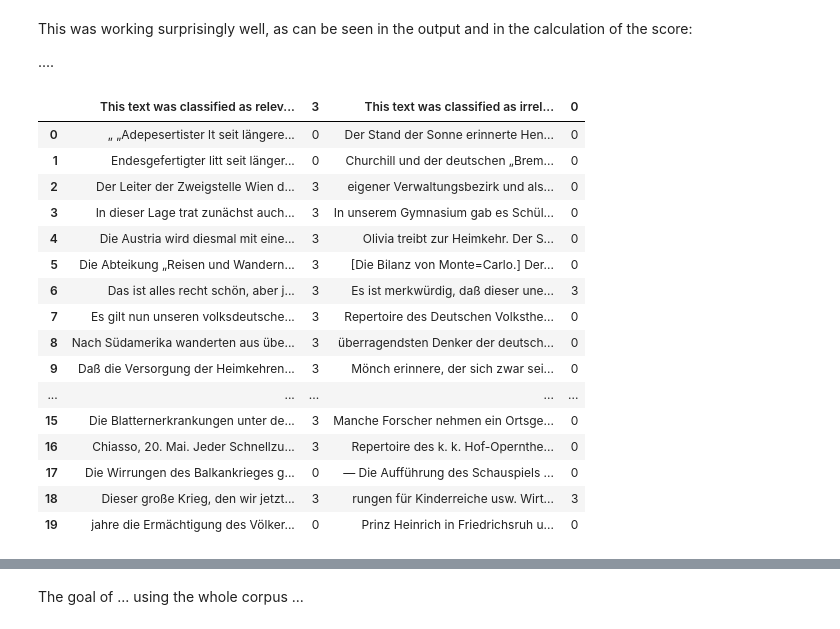
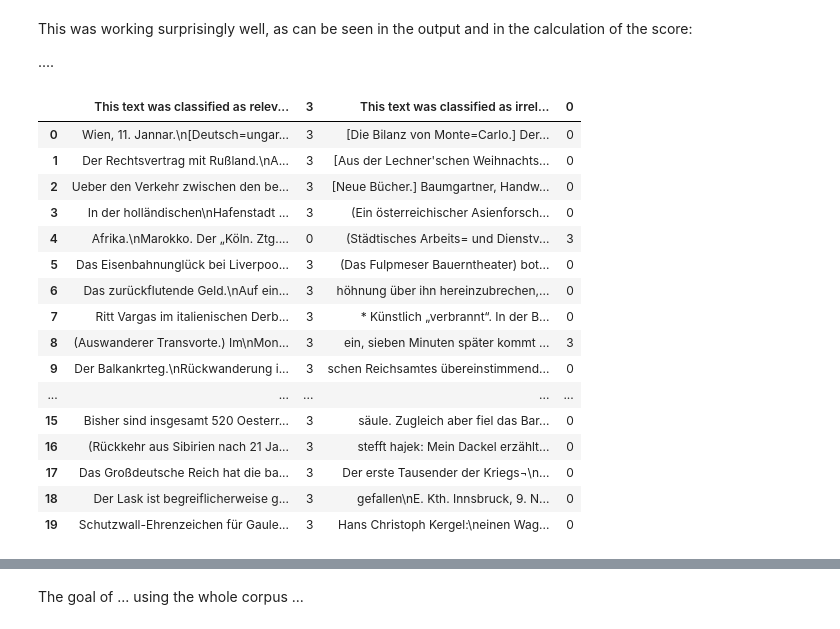
Before and after one commit to soberbichler/Topic-specific-corpus-building_OberbichlerPfanzelter, a Jupyter notebook: news_article_similarity_remigration_notebook.ipynb, the cells around one changed output, grey strips where cells are left out. Drawn from its saved outputs; the diff is of its cells as text; code cells hidden in the pictures.

```diff
--- a/news_article_similarity_remigration_notebook.ipynb
+++ b/news_article_similarity_remigration_notebook.ipynb
@@ -173,13 +199,2 @@ The average lenght of the newspaper clippings is 77.10502283105023 tokens and th
 # %% [markdown]
 In a second step, the collection was divided into a training corpus and a test corpus, using a mask of binary values. This made it possible to have a good mix of relevant and non relevant articles in each of the corpora.
-# %%
-# Create a traininga and test corpus using a mask of binary values
-msk = np.random.rand(len(df)) < 0.599
-
-train_df = df[msk]
-train_df.reset_index(drop=True,inplace=True)
-
-test_df = df[~msk]
-test_df.reset_index(drop=True,inplace=True)
-
-print(f"The training corpus now contains {len(train_df)} articles and the test corpus consists of {len(test_df)} articles.  ")
@@ -202,13 +215,13 @@ from gensim.utils import lemmatize, simple_preprocess
 
 def train_lda(data):
     num_topics = 250
-    chunksize = 4000
+    chunksize = 200
     dictionary = corpora.Dictionary(data['tokenized'])
     corpus = [dictionary.doc2bow(doc) for doc in data['tokenized']]
     # low alpha means each document is only represented by a small number of topics, and vice versa
     # low beta means each topic is only represented by a small number of words, and vice versa
     lda = LdaModel(corpus=corpus, num_topics=num_topics, id2word=dictionary,
-                   alpha=0.2e-2, eta=0.5e-2, chunksize=chunksize, minimum_probability=0.0, passes=50, iterations=200)
+                   alpha=0.2e-2, eta=0.5e-2, chunksize=chunksize, minimum_probability=0.0, passes=5, iterations=200, random_state=1)
     return dictionary,corpus,lda
 dictionary,corpus,lda = train_lda(train_df)
 # %% [markdown]
@@ -303,63 +315,64 @@ def get_most_similar_documents(query,matrix,k=10):
     sims = jensen_shannon(query,matrix)
     return sims.argsort()[:k]
 
-#create lists for your output
+
+#lists for the output
 
 text_relevant = []
 number_relevant = []
 text_non_relevant = []
 number_non_relevant = []
 
-#find most similar articles and select between relevant and non-relevant
+#most similar articles and select between relevant and non-relevant
 
 index = 0
 while index < len(test_df) -1:
     index +=1
-    new_bow = dictionary.doc2bow(test_df.iloc[index,2])
+    new_bow = dictionary.doc2bow(test_df.iloc[index,3])
     new_doc_distribution = np.array([tup[1] for tup in lda.get_document_topics(bow=new_bow)])
     doc_topic_dist = np.stack([np.array([tup[1] for tup in lst]) for lst in lda[corpus]])
     doc_topic_dist.shape
     most_sim_ids = get_most_similar_documents(new_doc_distribution,doc_topic_dist)
     most_similar_df = train_df[train_df.index.isin(most_sim_ids)]
     relevant = []
     if sum(most_similar_df['relevancy']) > 17:
-        text_relevant.append(test_df.iloc[index,1])
-        number_relevant.append(test_df.iloc[index,0])
+        text_relevant.append(test_df.iloc[index,2])
+        number_relevant.append(test_df.iloc[index,1])
     else:
-        text_non_relevant.append(test_df.iloc[index,1])
-        number_non_relevant.append(test_df.iloc[index,0])
+        text_non_relevant.append(test_df.iloc[index,2])
+        number_non_relevant.append(test_df.iloc[index,1])
     pass
 
 #Create a dataframe with the automatically selected relevant and non-relevant articles
 
 df_relevant = pd.DataFrame(np.column_stack([text_relevant, number_relevant]),
                                columns=['Relevant_Text', 'Real_Relevancy'])
 
 df_non_relevant = pd.DataFrame(np.column_stack([text_non_relevant, number_non_relevant]),
                                columns=['Unrelevant_Text', 'Real_Revelancy'])
 
 
 df_results = pd.concat([df_relevant,df_non_relevant], ignore_index=True, axis=1)
 df_results.columns=['This text was classified as relevant = ', '3','This text was classified as irrelevant =', '0']
 df_results.head(20)
 # %% [output]
 |  | This text was classified as relev... | 3 | This text was classified as irrel... | 0 |
-| 0 | „ „Adepesertister lt seit längere... | 0 | Der Stand der Sonne erinnerte Hen... | 0 |
-| 1 | Endesgefertigter litt seit länger... | 0 | Churchill und der deutschen „Brem... | 0 |
-| 2 | Der Leiter der Zweigstelle Wien d... | 3 | eigener Verwaltungsbezirk und als... | 0 |
-| 3 | In dieser Lage trat zunächst auch... | 3 | In unserem Gymnasium gab es Schül... | 0 |
-| 4 | Die Austria wird diesmal mit eine... | 3 | Olivia treibt zur Heimkehr. Der S... | 0 |
-| 5 | Die Abteikung „Reisen und Wandern... | 3 | [Die Bilanz von Monte=Carlo.] Der... | 0 |
-| 6 | Das ist alles recht schön, aber j... | 3 | Es ist merkwürdig, daß dieser une... | 3 |
-| 7 | Es gilt nun unseren volksdeutsche... | 3 | Repertoire des Deutschen Volksthe... | 0 |
-| 8 | Nach Südamerika wanderten aus übe... | 3 | überragendsten Denker der deutsch... | 0 |
-| 9 | Daß die Versorgung der Heimkehren... | 3 | Mönch erinnere, der sich zwar sei... | 0 |
+| 0 | Wien, 11. Jannar.\n[Deutsch=ungar... | 3 | [Die Bilanz von Monte=Carlo.] Der... | 0 |
+| 1 | Der Rechtsvertrag mit Rußland.\nA... | 3 | [Aus der Lechner'schen Weihnachts... | 0 |
+| 2 | Ueber den Verkehr zwischen den be... | 3 | [Neue Bücher.] Baumgartner, Handw... | 0 |
+| 3 | In der holländischen\nHafenstadt ... | 3 | (Ein österreichischer Asienforsch... | 0 |
+| 4 | Afrika.\nMarokko. Der „Köln. Ztg.... | 0 | (Städtisches Arbeits= und Dienstv... | 3 |
+| 5 | Das Eisenbahnunglück bei Liverpoo... | 3 | (Das Fulpmeser Bauerntheater) bot... | 0 |
+| 6 | Das zurückflutende Geld.\nAuf ein... | 3 | höhnung über ihn hereinzubrechen,... | 0 |
+| 7 | Ritt Vargas im italienischen Derb... | 3 | * Künstlich „verbrannt“. In der B... | 0 |
+| 8 | (Auswanderer Transvorte.) Im\nMon... | 3 | ein, sieben Minuten später kommt ... | 3 |
+| 9 | Der Balkankrteg.\nRückwanderung i... | 3 | schen Reichsamtes übereinstimmend... | 0 |
 | ... | ... | ... | ... | ... |
-| 15 | Die Blatternerkrankungen unter de... | 3 | Manche Forscher nehmen ein Ortsge... | 0 |
-| 16 | Chiasso, 20. Mai. Jeder Schnellzu... | 3 | Repertoire des k. k. Hof-Opernthe... | 0 |
-| 17 | Die Wirrungen des Balkankrieges g... | 0 | — Die Aufführung des Schauspiels ... | 0 |
-| 18 | Dieser große Krieg, den wir jetzt... | 3 | rungen für Kinderreiche usw. Wirt... | 3 |
-| 19 | jahre die Ermächtigung des Völker... | 0 | Prinz Heinrich in Friedrichsruh u... | 0 |
+| 15 | Bisher sind insgesamt 520 Oesterr... | 3 | säule. Zugleich aber fiel das Bar... | 0 |
+| 16 | (Rückkehr aus Sibirien nach 21 Ja... | 3 | stefft hajek: Mein Dackel erzählt... | 0 |
+| 17 | Das Großdeutsche Reich hat die ba... | 3 | Der erste Tausender der Kriegs¬\n... | 0 |
+| 18 | Der Lask ist begreiflicherweise g... | 3 | gefallen\nE. Kth. Innsbruck, 9. N... | 0 |
+| 19 | Schutzwall-Ehrenzeichen für Gaule... | 3 | Hans Christoph Kergel:\neinen Wag... | 0 |
 # %%
 rev_3 = []
 for key in df_results['3']:
```
Also changed, not shown: parts of 14 cells of this notebook.
